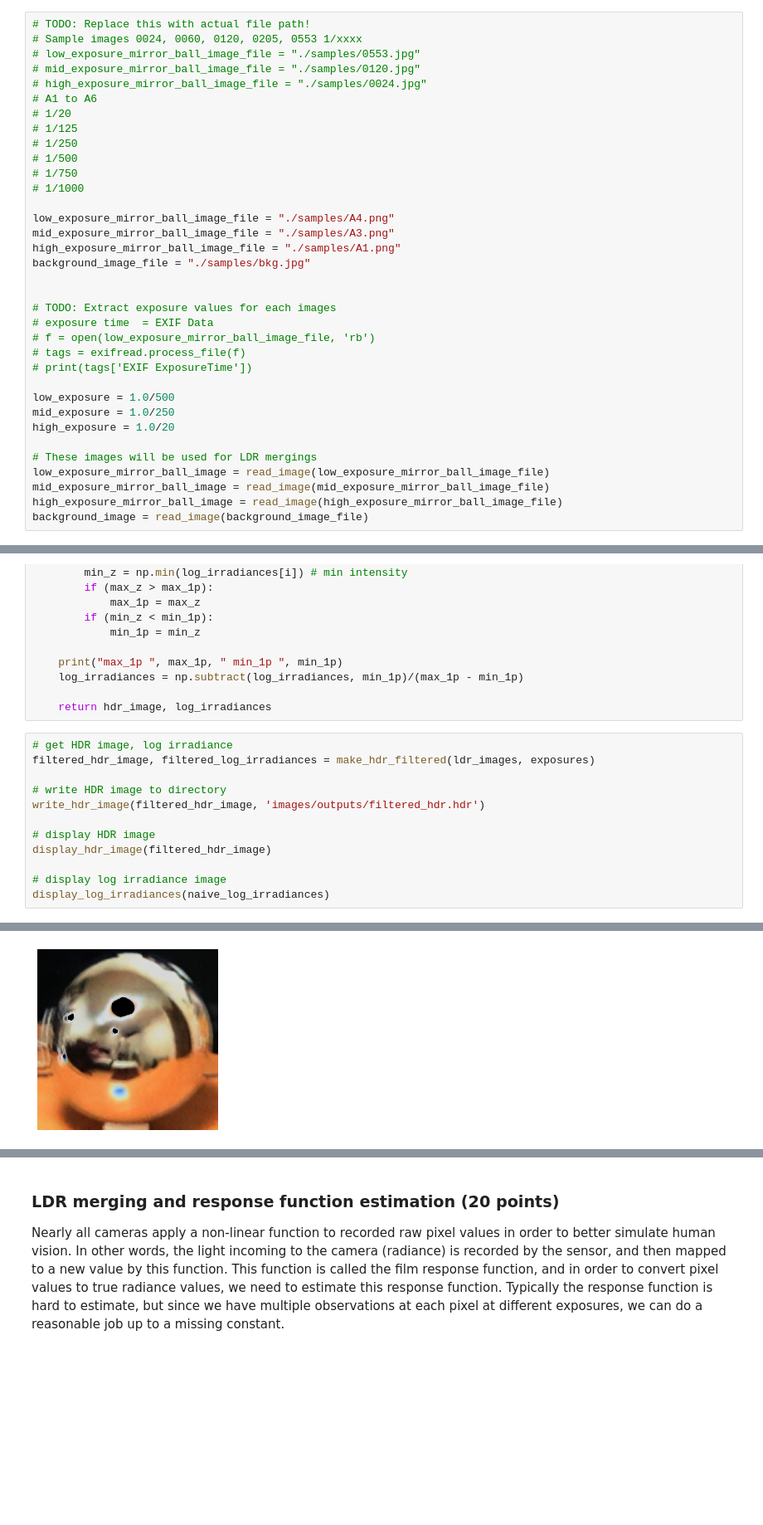
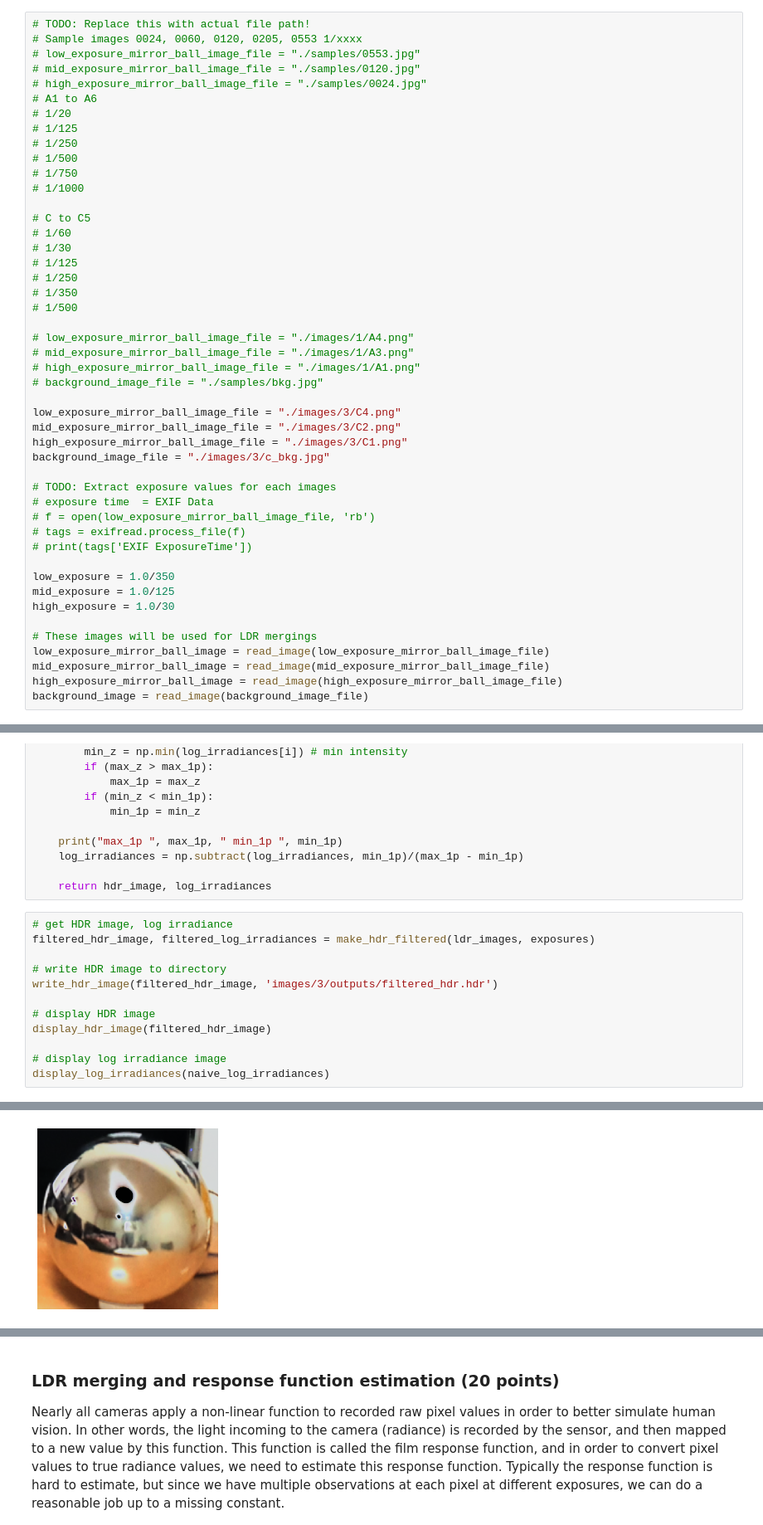
Before and after one commit to brs191/illinois, a Jupyter notebook: ComputationalPhotography/ImageBasedLightheing/Project 4. Image-Based Lighting.ipynb, the cells around one changed output, grey strips where cells are left out. Shown: that part at 83% size. Saved outputs shown, nothing was run; the diff lists cells and outputs as text; blank space fills up the shorter version.

```diff
--- a/ComputationalPhotography/ImageBasedLightheing/Project 4. Image-Based Lighting.ipynb
+++ b/ComputationalPhotography/ImageBasedLightheing/Project 4. Image-Based Lighting.ipynb
@@ -94,11 +95,23 @@ Requirement already satisfied: exifread in /home/raja/anaconda3/lib/python3.7/si
 # 1/750
 # 1/1000
 
-low_exposure_mirror_ball_image_file = "./samples/A4.png"
-mid_exposure_mirror_ball_image_file = "./samples/A3.png"
-high_exposure_mirror_ball_image_file = "./samples/A1.png"
-background_image_file = "./samples/bkg.jpg"
+# C to C5
+# 1/60
+# 1/30
+# 1/125
+# 1/250
+# 1/350
+# 1/500
 
+# low_exposure_mirror_ball_image_file = "./images/1/A4.png"
+# mid_exposure_mirror_ball_image_file = "./images/1/A3.png"
+# high_exposure_mirror_ball_image_file = "./images/1/A1.png"
+# background_image_file = "./samples/bkg.jpg"
+
+low_exposure_mirror_ball_image_file = "./images/3/C4.png"
+mid_exposure_mirror_ball_image_file = "./images/3/C2.png"
+high_exposure_mirror_ball_image_file = "./images/3/C1.png"
+background_image_file = "./images/3/c_bkg.jpg"
 
 # TODO: Extract exposure values for each images
 # exposure time  = EXIF Data
@@ -106,9 +119,9 @@ background_image_file = "./samples/bkg.jpg"
 # tags = exifread.process_file(f)
 # print(tags['EXIF ExposureTime'])
 
-low_exposure = 1.0/500
-mid_exposure = 1.0/250
-high_exposure = 1.0/20
+low_exposure = 1.0/350
+mid_exposure = 1.0/125
+high_exposure = 1.0/30
 
 # These images will be used for LDR mergings
 low_exposure_mirror_ball_image = read_image(low_exposure_mirror_ball_image_file)
@@ -300,7 +312,7 @@ def make_hdr_filtered(ldr_images: np.ndarray, exposures: list) -> (np.ndarray, n
 filtered_hdr_image, filtered_log_irradiances = make_hdr_filtered(ldr_images, exposures)
 
 # write HDR image to directory
-write_hdr_image(filtered_hdr_image, 'images/outputs/filtered_hdr.hdr')
+write_hdr_image(filtered_hdr_image, 'images/3/outputs/filtered_hdr.hdr')
 
 # display HDR image
 display_hdr_image(filtered_hdr_image)
@@ -312,2 +324,2 @@ max_1p  15.225582  min_1p  7.3126435
 Warning: Negative / Inf values found in hdr image. Clamping to nearest valid value
-[figure, old version]
+[figure, new version]
```
Also changed, not shown: parts of 11 cells of this notebook.
